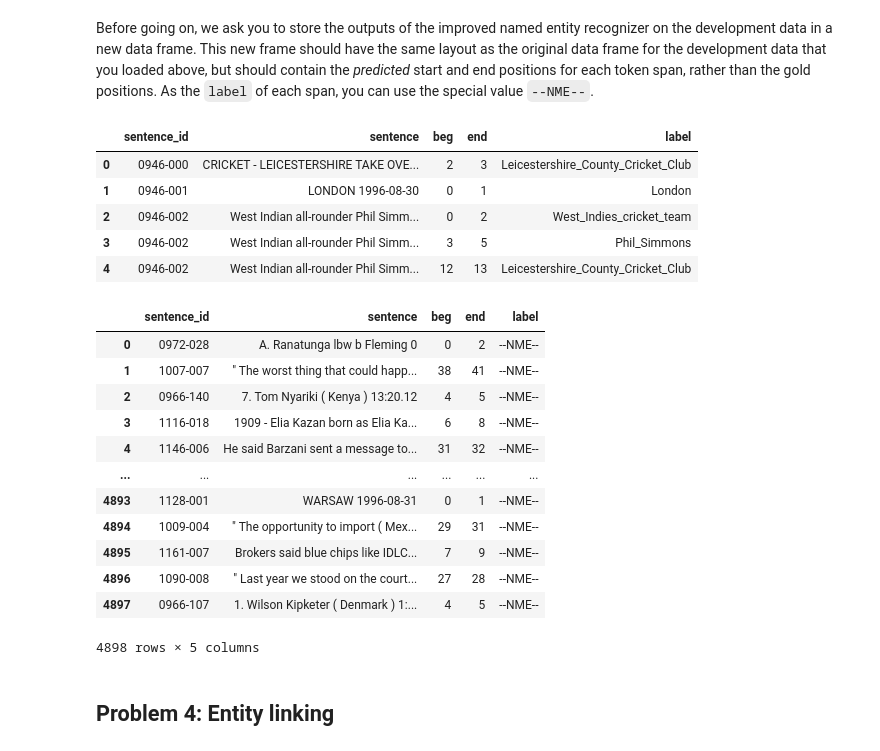
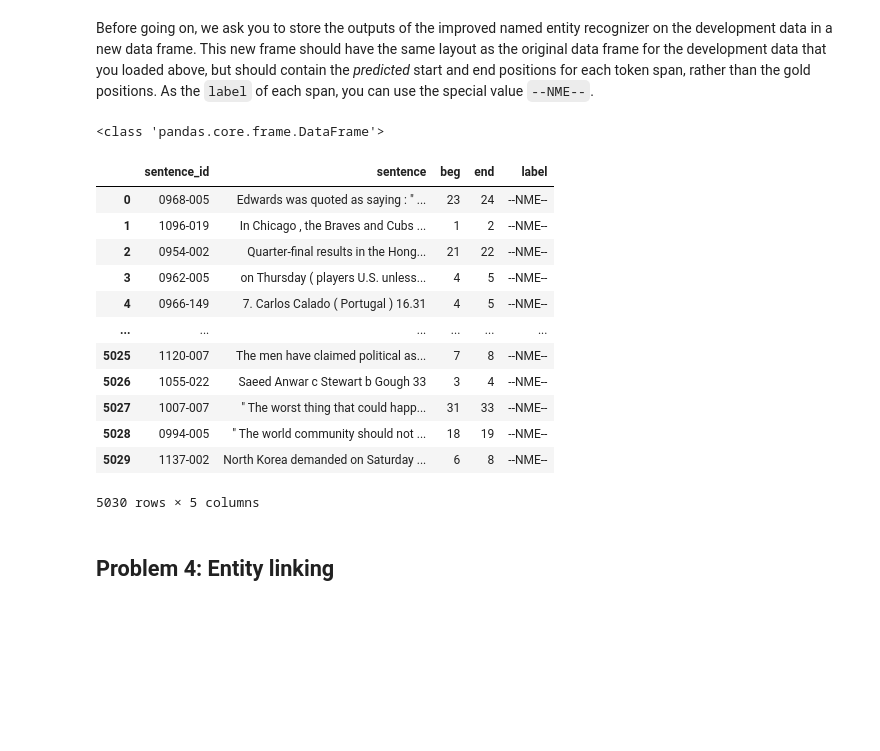
Before and after one commit to honzh073/txm, a Jupyter notebook: Lab5/Hong-TM-L5.ipynb, the cells around one changed output. Drawn from its saved outputs; the diff is of its cells as text; code cells hidden in the pictures; blank space fills up the shorter version.

```diff
--- a/Lab5/Hong-TM-L5.ipynb
+++ b/Lab5/Hong-TM-L5.ipynb
@@ -148,14 +132,13 @@ list(gold_spans(df_dev))[-1]
 Your next task is to write code that calls spaCy to predict the named entities in the development data, and to evaluate the accuracy of these predictions in terms of precision, recall, and F1. Print these scores using the function that you wrote for Problem&nbsp;1.
 # %%
 # TODO: Write code here to run and evaluate the spaCy named entity recognizer on the development data
-def spaCy_predict(df):
+def spacy_pred(df):
     for row in df.itertuples():
         doc = nlp(row.sentence)
         for ent in doc.ents:
             yield row.sentence_id, ent.start, ent.end
-
-spaCy_predictions = set(spaCy_predict(df_dev))
-evaluation_report(gold = spans_dev_gold, pred = spaCy_predictions)
+pred = set(spacy_pred(df_dev))
+evaluation_report(spans_dev_gold, pred= pred)
 # %% [output]
 precission:  0.5213954072029113 , recall:  0.702213959776914 , F1_score:  0.5984444764511019
 # %% [markdown]
@@ -224,14 +175,14 @@ Now, use the insights from your error analysis to improve the automated predicti
 # %%
 # TODO: Write code here to run and evaluate the spaCy named entity recognizer on the development data
-def improved_spaCy_predict(df):
+def spacy_pred(df):
     for row in df.itertuples():
         doc = nlp(row.sentence)
         for ent in doc.ents:
-            # here we remove these number related types.
-            # ['TIME', 'DATE', 'MONEY', 'CARDINAL', 'QUANTITY', 'ORDINAL', 'PERCENT']
-            if ent.label_ not in ['TIME', 'DATE', 'MONEY', 'CARDINAL', 'QUANTITY', 'ORDINAL', 'PERCENT']:
+            # if ent.label_ in ['CARDINAL', 'DATE', 'EVENT', 'FAC', 'GPE', 'LANGUAGE', 'LAW', 'LOC', 'MONEY', 'NORP', 'ORDINAL',
+            #  'ORG', 'PERCENT', 'PERSON', 'PRODUCT', 'QUANTITY', 'TIME', 'WORK_OF_ART']:
+            # here we removed time, date, cardinal, money, fac, ORDINAL
+            if ent.label_ in ['EVENT', 'GPE', 'LANGUAGE', 'LAW', 'LOC', 'NORP','ORG', 'PERCENT', 'PERSON', 'PRODUCT', 'QUANTITY', 'WORK_OF_ART']:
                 yield row.sentence_id, ent.start, ent.end
-
-improved_spaCy_predictions = set(improved_spaCy_predict(df_dev))
-evaluation_report(gold = spans_dev_gold, pred = improved_spaCy_predictions)
+pred = set(spacy_pred(df_dev))
+evaluation_report(spans_dev_gold, pred= pred)
 # %% [output]
@@ -246,41 +191,33 @@ precission:  0.847284605961617 , recall:  0.701368936961298 , F1_score:  0.76745
 Show that you achieve the performance goal by reporting the evaluation measures that you implemented in Problem&nbsp;1.
 # %% [markdown]
 Before going on, we ask you to store the outputs of the improved named entity recognizer on the development data in a new data frame. This new frame should have the same layout as the original data frame for the development data that you loaded above, but should contain the *predicted* start and end positions for each token span, rather than the gold positions. As the `label` of each span, you can use the special value `--NME--`.
-# %%
-df_dev.head()
-# %% [output]
-|  | sentence_id | sentence | beg | end | label |
-| 0 | 0946-000 | CRICKET - LEICESTERSHIRE TAKE OVE... | 2 | 3 | Leicestershire_County_Cricket_Club |
-| 1 | 0946-001 | LONDON 1996-08-30 | 0 | 1 | London |
-| 2 | 0946-002 | West Indian all-rounder Phil Simm... | 0 | 2 | West_Indies_cricket_team |
-| 3 | 0946-002 | West Indian all-rounder Phil Simm... | 3 | 5 | Phil_Simmons |
-| 4 | 0946-002 | West Indian all-rounder Phil Simm... | 12 | 13 | Leicestershire_County_Cricket_Club |
 # %%
 # TODO: Write code here to store the predicted spans in a new data frame
 
-# Create an empty DataFrame.
-# Just remove the old records, but keep the column names.
+# remove data, keep titles
 new_df_dev = df_dev.drop(index=df_dev.index)
 
-#add new row to the end of the empty DataFrame.
-for id, beg, end in improved_spaCy_predictions:
-    new_df_dev.loc[len(new_df_dev.index)] = [id, df_dev[df_dev['sentence_id'] == id].iloc[0]['sentence'], beg, end, '--NME--']
+#add new row to the end of DataFrame
+for id, start, end in pred:
+    new_df_dev.loc[len(new_df_dev.index)] = [id, df_dev[df_dev['sentence_id'] == id].iloc[0]['sentence'], start, end, '--NME--']
 
+print(type(new_df_dev))
 new_df_dev
 # %% [output]
+<class 'pandas.core.frame.DataFrame'>
 |  | sentence_id | sentence | beg | end | label |
-| 0 | 0972-028 | A. Ranatunga lbw b Fleming 0 | 0 | 2 | --NME-- |
-| 1 | 1007-007 | " The worst thing that could happ... | 38 | 41 | --NME-- |
-| 2 | 0966-140 | 7. Tom Nyariki ( Kenya ) 13:20.12 | 4 | 5 | --NME-- |
-| 3 | 1116-018 | 1909 - Elia Kazan born as Elia Ka... | 6 | 8 | --NME-- |
-| 4 | 1146-006 | He said Barzani sent a message to... | 31 | 32 | --NME-- |
+| 0 | 0968-005 | Edwards was quoted as saying : " ... | 23 | 24 | --NME-- |
+| 1 | 1096-019 | In Chicago , the Braves and Cubs ... | 1 | 2 | --NME-- |
+| 2 | 0954-002 | Quarter-final results in the Hong... | 21 | 22 | --NME-- |
+| 3 | 0962-005 | on Thursday ( players U.S. unless... | 4 | 5 | --NME-- |
+| 4 | 0966-149 | 7. Carlos Calado ( Portugal ) 16.31 | 4 | 5 | --NME-- |
 | ... | ... | ... | ... | ... | ... |
-| 4893 | 1128-001 | WARSAW 1996-08-31 | 0 | 1 | --NME-- |
-| 4894 | 1009-004 | " The opportunity to import ( Mex... | 29 | 31 | --NME-- |
-| 4895 | 1161-007 | Brokers said blue chips like IDLC... | 7 | 9 | --NME-- |
-| 4896 | 1090-008 | " Last year we stood on the court... | 27 | 28 | --NME-- |
-| 4897 | 0966-107 | 1. Wilson Kipketer ( Denmark ) 1:... | 4 | 5 | --NME-- |
+| 5025 | 1120-007 | The men have claimed political as... | 7 | 8 | --NME-- |
+| 5026 | 1055-022 | Saeed Anwar c Stewart b Gough 33 | 3 | 4 | --NME-- |
+| 5027 | 1007-007 | " The worst thing that could happ... | 31 | 33 | --NME-- |
+| 5028 | 0994-005 | " The world community should not ... | 18 | 19 | --NME-- |
+| 5029 | 1137-002 | North Korea demanded on Saturday ... | 6 | 8 | --NME-- |
-4898 rows × 5 columns
+5030 rows × 5 columns
 # %% [markdown]
 ## Problem 4: Entity linking
 # %% [markdown]
```
Also changed, not shown: parts of 26 cells of this notebook, 5 other files.
